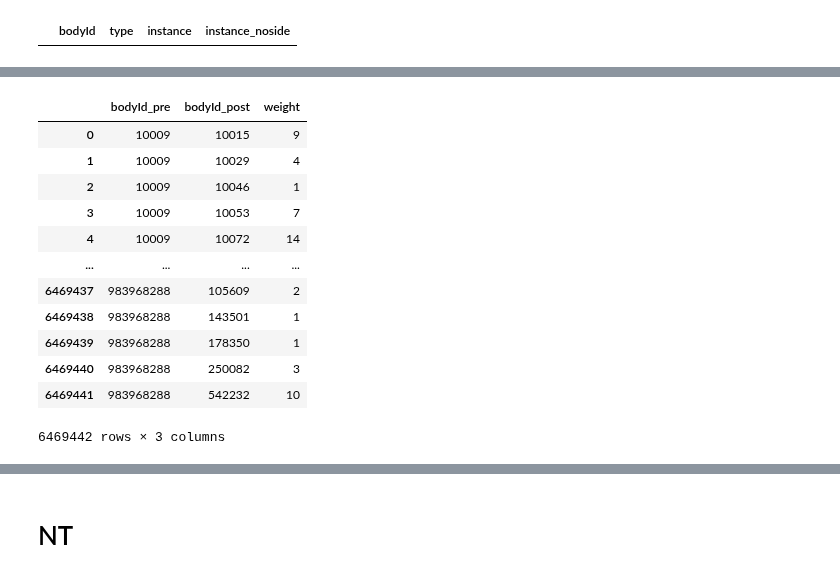
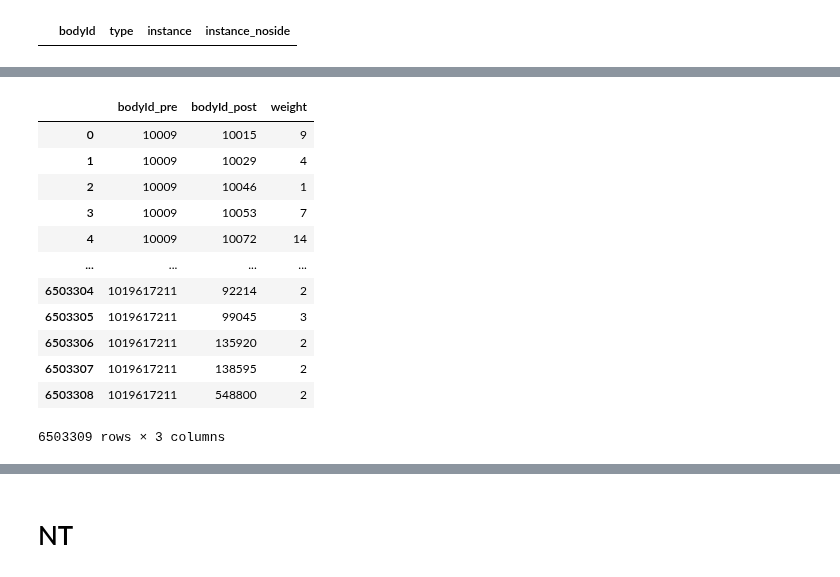
Before and after one commit to YijieYin/connectome_data_prep, a Jupyter notebook: maleCNS/adult_prepare_neuprint_optic_neuron.ipynb, the cells around one changed output, grey strips where cells are left out. Saved outputs shown, nothing was run; the diff lists cells and outputs as text; code cells hidden in the pictures.

```diff
--- a/maleCNS/adult_prepare_neuprint_optic_neuron.ipynb
+++ b/maleCNS/adult_prepare_neuprint_optic_neuron.ipynb
@@ -17,4 +18,7 @@ from neuprint import (
 c = Client("neuprint.janelia.org", dataset="optic-lobe:v1.1")
 # %% [markdown]
 # getting data
+# %%
+# connectivity between all neurons
+neuron_df, conn_df = fetch_adjacencies(NC(type=".*"), NC(type=".*"))
 # %%
@@ -867,19 +224,17 @@ array(['LO(R)', 'NotPrimary', 'ME(R)', 'LOP(R)', 'PLP(R)', 'AME(R)',
 # %%
-conn = (
-    conn_df.groupby(["bodyId_pre", "bodyId_post"]).weight.sum().reset_index()
-)
+conn = conn_df.groupby(["bodyId_pre", "bodyId_post"]).weight.sum().reset_index()
 conn
 # %% [output]
 |  | bodyId_pre | bodyId_post | weight |
 | 0 | 10009 | 10015 | 9 |
 | 1 | 10009 | 10029 | 4 |
 | 2 | 10009 | 10046 | 1 |
 | 3 | 10009 | 10053 | 7 |
 | 4 | 10009 | 10072 | 14 |
 | ... | ... | ... | ... |
-| 6469437 | 983968288 | 105609 | 2 |
-| 6469438 | 983968288 | 143501 | 1 |
-| 6469439 | 983968288 | 178350 | 1 |
-| 6469440 | 983968288 | 250082 | 3 |
-| 6469441 | 983968288 | 542232 | 10 |
+| 6503304 | 1019617211 | 92214 | 2 |
+| 6503305 | 1019617211 | 99045 | 3 |
+| 6503306 | 1019617211 | 135920 | 2 |
+| 6503307 | 1019617211 | 138595 | 2 |
+| 6503308 | 1019617211 | 548800 | 2 |
-6469442 rows × 3 columns
+6503309 rows × 3 columns
```
Also changed, not shown: parts of 23 cells of this notebook, 4 other files.
